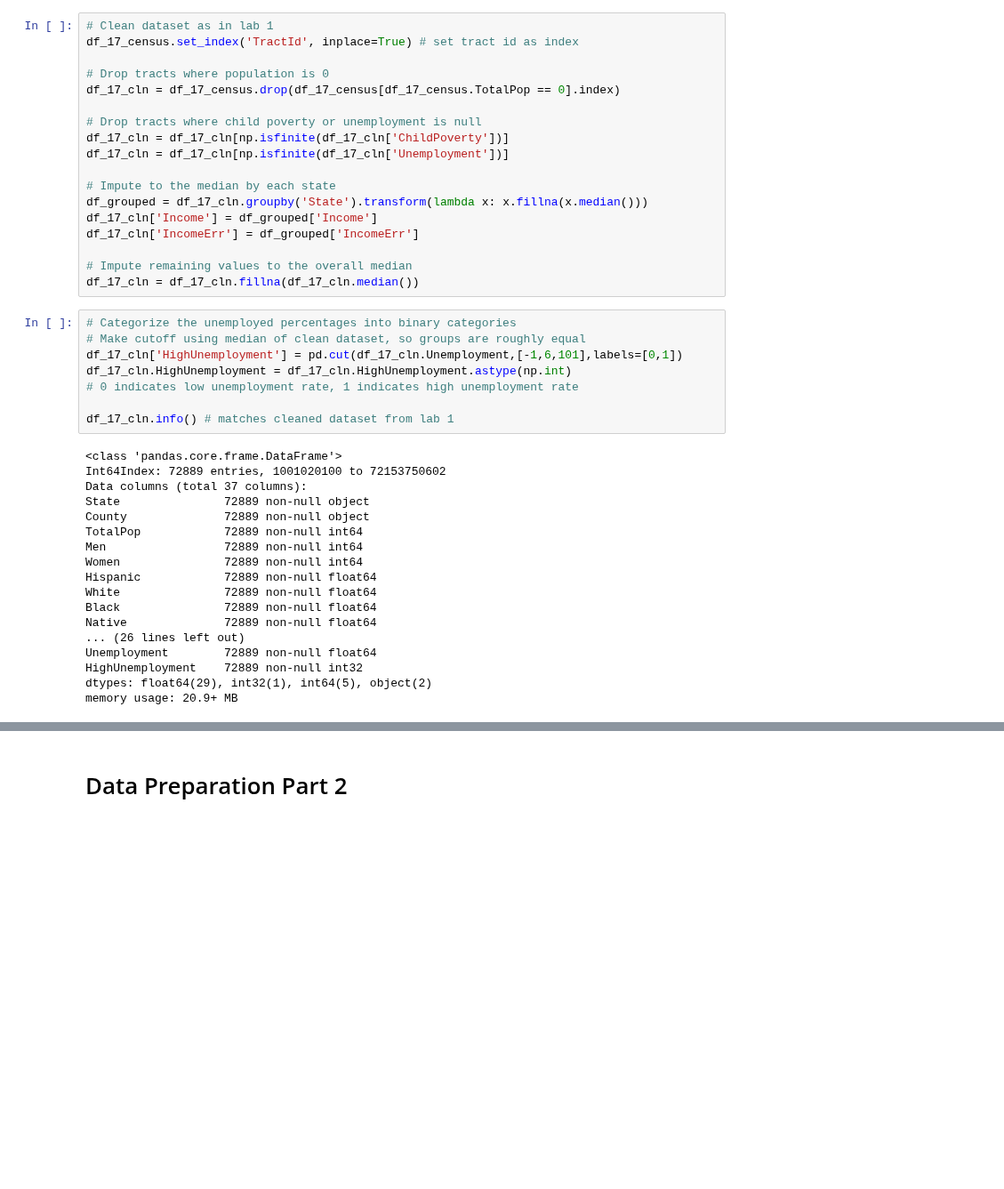
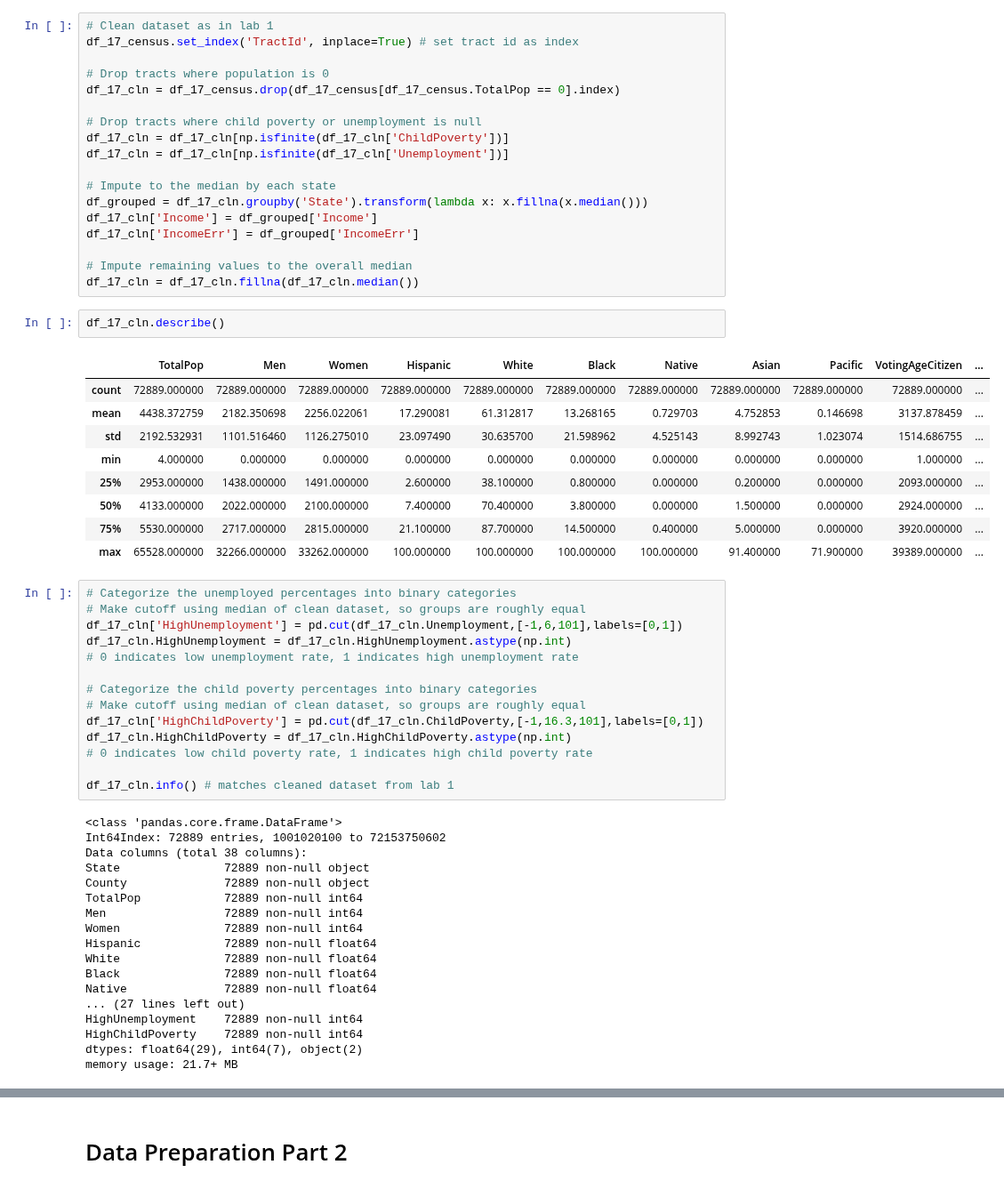
Before and after one commit to kmrollins/MSDS7331-Labs, a Jupyter notebook: MSDS7331_Team3_Lab2.ipynb, the cells around one changed output, grey strips where cells are left out. Shown at 89% size. Drawn from its saved outputs; the diff is of its cells as text; blank space fills up the shorter version.

Commit message:
Data cleaning and description

```diff
--- a/MSDS7331_Team3_Lab2.ipynb
+++ b/MSDS7331_Team3_Lab2.ipynb
@@ -49,6 +51,18 @@ df_17_cln['IncomeErr'] = df_grouped['IncomeErr']
 
 # Impute remaining values to the overall median
 df_17_cln = df_17_cln.fillna(df_17_cln.median())
+# %%
+df_17_cln.describe()
+# %% [output]
+|  | TotalPop | Men | Women | Hispanic | White | Black | Native | Asian | Pacific | VotingAgeCitizen | ... |
+| count | 72889.000000 | 72889.000000 | 72889.000000 | 72889.000000 | 72889.000000 | 72889.000000 | 72889.000000 | 72889.000000 | 72889.000000 | 72889.000000 | ... |
+| mean | 4438.372759 | 2182.350698 | 2256.022061 | 17.290081 | 61.312817 | 13.268165 | 0.729703 | 4.752853 | 0.146698 | 3137.878459 | ... |
+| std | 2192.532931 | 1101.516460 | 1126.275010 | 23.097490 | 30.635700 | 21.598962 | 4.525143 | 8.992743 | 1.023074 | 1514.686755 | ... |
+| min | 4.000000 | 0.000000 | 0.000000 | 0.000000 | 0.000000 | 0.000000 | 0.000000 | 0.000000 | 0.000000 | 1.000000 | ... |
+| 25% | 2953.000000 | 1438.000000 | 1491.000000 | 2.600000 | 38.100000 | 0.800000 | 0.000000 | 0.200000 | 0.000000 | 2093.000000 | ... |
+| 50% | 4133.000000 | 2022.000000 | 2100.000000 | 7.400000 | 70.400000 | 3.800000 | 0.000000 | 1.500000 | 0.000000 | 2924.000000 | ... |
+| 75% | 5530.000000 | 2717.000000 | 2815.000000 | 21.100000 | 87.700000 | 14.500000 | 0.400000 | 5.000000 | 0.000000 | 3920.000000 | ... |
+| max | 65528.000000 | 32266.000000 | 33262.000000 | 100.000000 | 100.000000 | 100.000000 | 100.000000 | 91.400000 | 71.900000 | 39389.000000 | ... |
 # %%
 # Categorize the unemployed percentages into binary categories
 # Make cutoff using median of clean dataset, so groups are roughly equal
@@ -56,11 +70,17 @@ df_17_cln['HighUnemployment'] = pd.cut(df_17_cln.Unemployment,[-1,6,101],labels=
 df_17_cln.HighUnemployment = df_17_cln.HighUnemployment.astype(np.int)
 # 0 indicates low unemployment rate, 1 indicates high unemployment rate
 
+# Categorize the child poverty percentages into binary categories
+# Make cutoff using median of clean dataset, so groups are roughly equal
+df_17_cln['HighChildPoverty'] = pd.cut(df_17_cln.ChildPoverty,[-1,16.3,101],labels=[0,1])
+df_17_cln.HighChildPoverty = df_17_cln.HighChildPoverty.astype(np.int)
+# 0 indicates low child poverty rate, 1 indicates high child poverty rate
+
 df_17_cln.info() # matches cleaned dataset from lab 1
 # %% [output]
 <class 'pandas.core.frame.DataFrame'>
 Int64Index: 72889 entries, 1001020100 to 72153750602
-Data columns (total 37 columns):
+Data columns (total 38 columns):
 State               72889 non-null object
 County              72889 non-null object
 TotalPop            72889 non-null int64
@@ -70,8 +90,8 @@ Hispanic            72889 non-null float64
 White               72889 non-null float64
 Black               72889 non-null float64
 Native              72889 non-null float64
-... (26 lines left out)
-Unemployment        72889 non-null float64
-HighUnemployment    72889 non-null int32
-dtypes: float64(29), int32(1), int64(5), object(2)
-memory usage: 20.9+ MB
+... (27 lines left out)
+HighUnemployment    72889 non-null int64
+HighChildPoverty    72889 non-null int64
+dtypes: float64(29), int64(7), object(2)
+memory usage: 21.7+ MB
```
Also changed, not shown: parts of 8 cells of this notebook.
